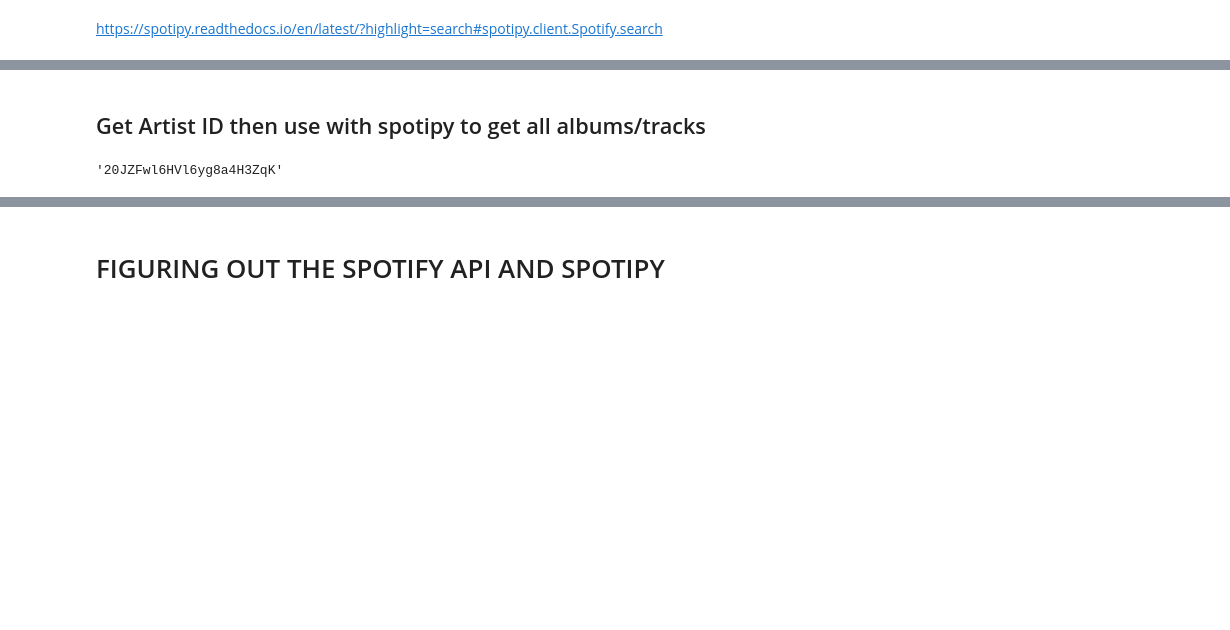
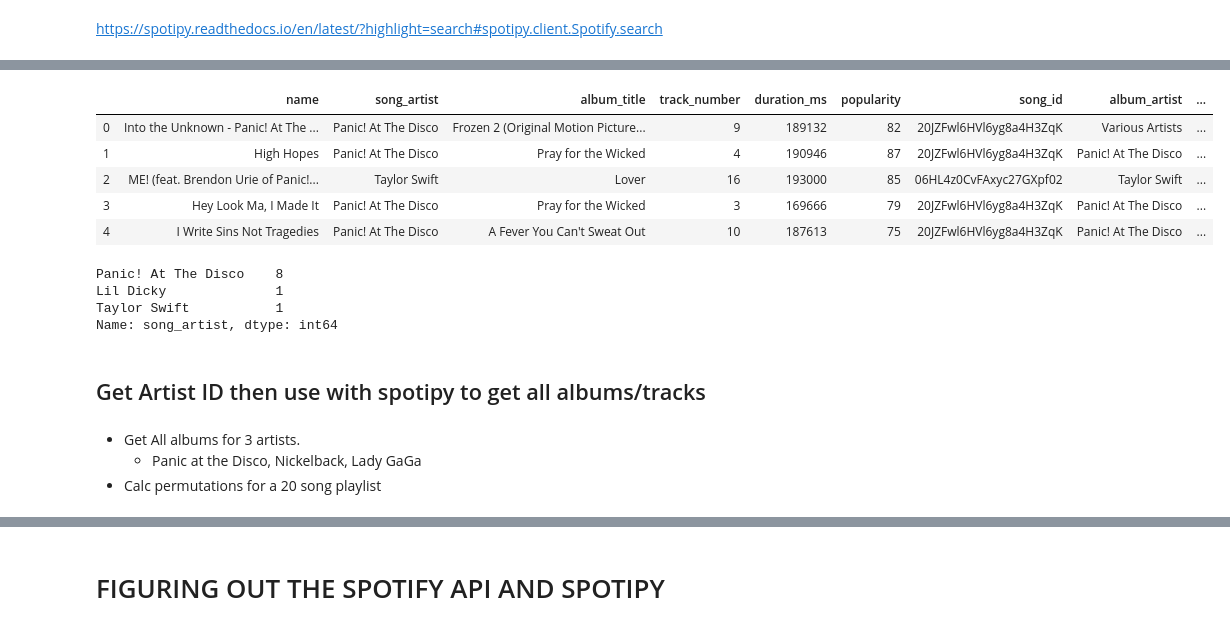
Before and after one commit to jirvingphd/fsds_pt_100719_cohort_notes, a Jupyter notebook: Instructor Notebooks/spotify_search.ipynb, the cells around one changed output, grey strips where cells are left out. Cells and saved outputs as stored; diff of their text form; code cells hidden in the pictures; blank space fills up the shorter version.

```diff
--- a/Instructor Notebooks/spotify_search.ipynb
+++ b/Instructor Notebooks/spotify_search.ipynb
@@ -83,0 +641,35 @@ len(df)
+# %%
+def clean_results_row(row):
+    ### Meant to clean the entire dataframe, using .apply functions already defined below
+    row_in=row.copy()
+    # row['external_urls']=row['external_urls']['spotify']
+    if 'artists' in row.index:
+        x = row['artists'][0].copy()
+
+        row['song_artist']=x['name']
+        row['song_id'] =x['id']
+        row=row_in.drop('artists')
+
+    if 'album' in row.index:
+        x = row['album'].copy()
+        row['album_title']  = x['name']
+        row['album_artist'] = x['artists'][0]['name']
+        row['release_date'] = x['release_date']
+        row['total_tracks'] =x['total_tracks']
+        row['album_url'] = x['external_urls']['spotify']
+
+        row = row.drop('album')
+
+    ## Reorder output
+    order = ['name', 'song_artist','album_title','track_number','duration_ms', 'popularity',
+        'song_id', 'album_artist', 'release_date','total_tracks', 'explicit',   'album_url']
+    order = list(filter(lambda x: x in order,row.index))
+    ## add any columns not already listed
+    cols = list(row.index)
+    add_cols = list(filter(lambda x: x not in order, cols))
+
+    order = [*order,*add_cols]
+    row_out= row[order].copy()
+    # print(order)
+
+    return row_out
@@ -84,7 +722,25 @@ len(df)
+# %%
+# df = df.apply(ms.clean_results_row,axis=1)
+df = df.apply(clean_results_row,axis=1)
+
+df.head()
+# %% [output]
+|  | name | song_artist | album_title | track_number | duration_ms | popularity | song_id | album_artist | ... |
+| 0 | Into the Unknown - Panic! At The ... | Panic! At The Disco | Frozen 2 (Original Motion Picture... | 9 | 189132 | 82 | 20JZFwl6HVl6yg8a4H3ZqK | Various Artists | ... |
+| 1 | High Hopes | Panic! At The Disco | Pray for the Wicked | 4 | 190946 | 87 | 20JZFwl6HVl6yg8a4H3ZqK | Panic! At The Disco | ... |
+| 2 | ME! (feat. Brendon Urie of Panic!... | Taylor Swift | Lover | 16 | 193000 | 85 | 06HL4z0CvFAxyc27GXpf02 | Taylor Swift | ... |
+| 3 | Hey Look Ma, I Made It | Panic! At The Disco | Pray for the Wicked | 3 | 169666 | 79 | 20JZFwl6HVl6yg8a4H3ZqK | Panic! At The Disco | ... |
+| 4 | I Write Sins Not Tragedies | Panic! At The Disco | A Fever You Can't Sweat Out | 10 | 187613 | 75 | 20JZFwl6HVl6yg8a4H3ZqK | Panic! At The Disco | ... |
+# %%
+df['song_artist'].value_counts()
+# %% [output]
+Panic! At The Disco    8
+Lil Dicky              1
+Taylor Swift           1
+Name: song_artist, dtype: int64
 # %% [markdown]
 ## Get Artist ID then use with spotipy to get all albums/tracks
-# %%
-artist_id = res['tracks']['items'][0]['artists'][0]['id']
-artist_id
-# %% [output]
-'20JZFwl6HVl6yg8a4H3ZqK'
+# %% [markdown]
+- Get All albums for 3 artists.
+    - Panic at the Disco, Nickelback, Lady GaGa
+- Calc permutations for a 20 song playlist
```
Also changed, not shown: parts of 93 cells of this notebook, 3 other files.
